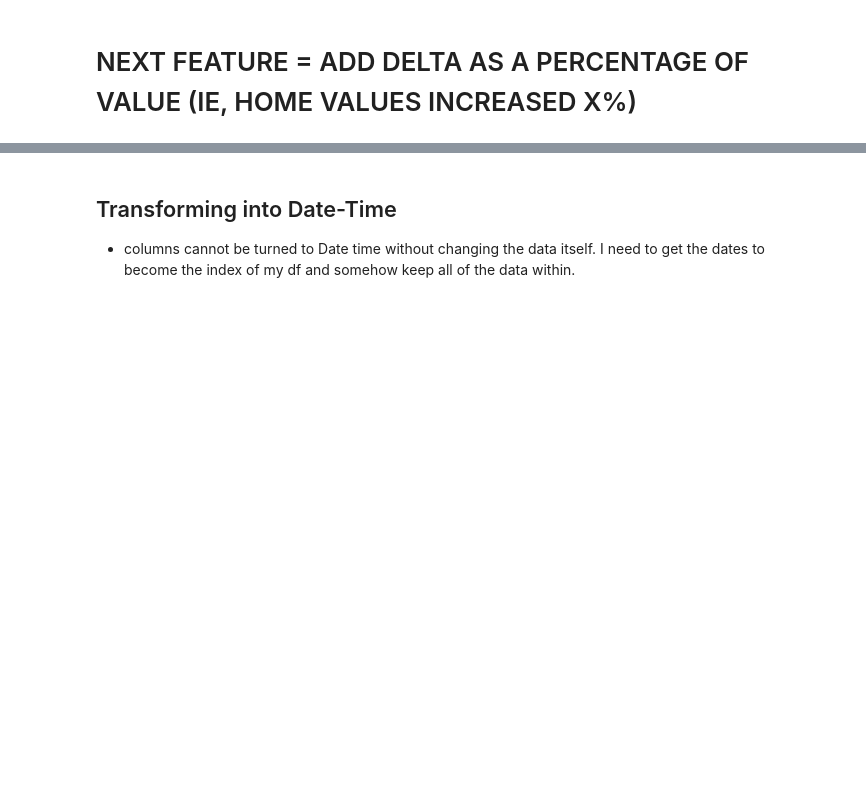
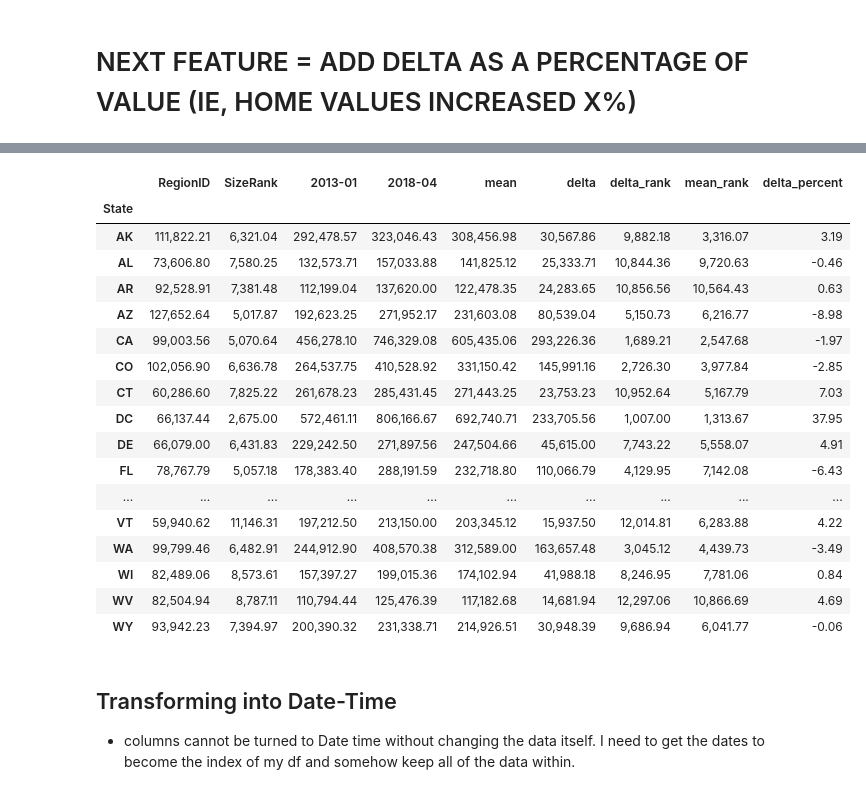
Before and after one commit to jxn628/dsc-phase-4-project-1, a Jupyter notebook: student.ipynb, the cells around one changed output, grey strips where cells are left out. Saved outputs shown, nothing was run; the diff lists cells and outputs as text; code cells hidden in the pictures; blank space fills up the shorter version.

```diff
--- a/student.ipynb
+++ b/student.ipynb
@@ -321,3 +446,24 @@ new_df.sort_values("delta_rank").head(1000)
+# %%
+analysis_df_10.groupby('State').mean()
+# %% [output]
+|  | RegionID | SizeRank | 2013-01 | 2018-04 | mean | delta | delta_rank | mean_rank | delta_percent |
+| State |  |  |  |  |  |  |  |  |  |
+| AK | 111,822.21 | 6,321.04 | 292,478.57 | 323,046.43 | 308,456.98 | 30,567.86 | 9,882.18 | 3,316.07 | 3.19 |
+| AL | 73,606.80 | 7,580.25 | 132,573.71 | 157,033.88 | 141,825.12 | 25,333.71 | 10,844.36 | 9,720.63 | -0.46 |
+| AR | 92,528.91 | 7,381.48 | 112,199.04 | 137,620.00 | 122,478.35 | 24,283.65 | 10,856.56 | 10,564.43 | 0.63 |
+| AZ | 127,652.64 | 5,017.87 | 192,623.25 | 271,952.17 | 231,603.08 | 80,539.04 | 5,150.73 | 6,216.77 | -8.98 |
+| CA | 99,003.56 | 5,070.64 | 456,278.10 | 746,329.08 | 605,435.06 | 293,226.36 | 1,689.21 | 2,547.68 | -1.97 |
+| CO | 102,056.90 | 6,636.78 | 264,537.75 | 410,528.92 | 331,150.42 | 145,991.16 | 2,726.30 | 3,977.84 | -2.85 |
+| CT | 60,286.60 | 7,825.22 | 261,678.23 | 285,431.45 | 271,443.25 | 23,753.23 | 10,952.64 | 5,167.79 | 7.03 |
+| DC | 66,137.44 | 2,675.00 | 572,461.11 | 806,166.67 | 692,740.71 | 233,705.56 | 1,007.00 | 1,313.67 | 37.95 |
+| DE | 66,079.00 | 6,431.83 | 229,242.50 | 271,897.56 | 247,504.66 | 45,615.00 | 7,743.22 | 5,558.07 | 4.91 |
+| FL | 78,767.79 | 5,057.18 | 178,383.40 | 288,191.59 | 232,718.80 | 110,066.79 | 4,129.95 | 7,142.08 | -6.43 |
+| ... | ... | ... | ... | ... | ... | ... | ... | ... | ... |
+| VT | 59,940.62 | 11,146.31 | 197,212.50 | 213,150.00 | 203,345.12 | 15,937.50 | 12,014.81 | 6,283.88 | 4.22 |
+| WA | 99,799.46 | 6,482.91 | 244,912.90 | 408,570.38 | 312,589.00 | 163,657.48 | 3,045.12 | 4,439.73 | -3.49 |
+| WI | 82,489.06 | 8,573.61 | 157,397.27 | 199,015.36 | 174,102.94 | 41,988.18 | 8,246.95 | 7,781.06 | 0.84 |
+| WV | 82,504.94 | 8,787.11 | 110,794.44 | 125,476.39 | 117,182.68 | 14,681.94 | 12,297.06 | 10,866.69 | 4.69 |
+| WY | 93,942.23 | 7,394.97 | 200,390.32 | 231,338.71 | 214,926.51 | 30,948.39 | 9,686.94 | 6,041.77 | -0.06 |
 # %% [markdown]
 ## Transforming into Date-Time
 - columns cannot be turned to Date time without changing the data itself. I need to get the dates to become the index of my df and somehow keep all of the data within.
```
Also changed, not shown: parts of 15 cells of this notebook.
